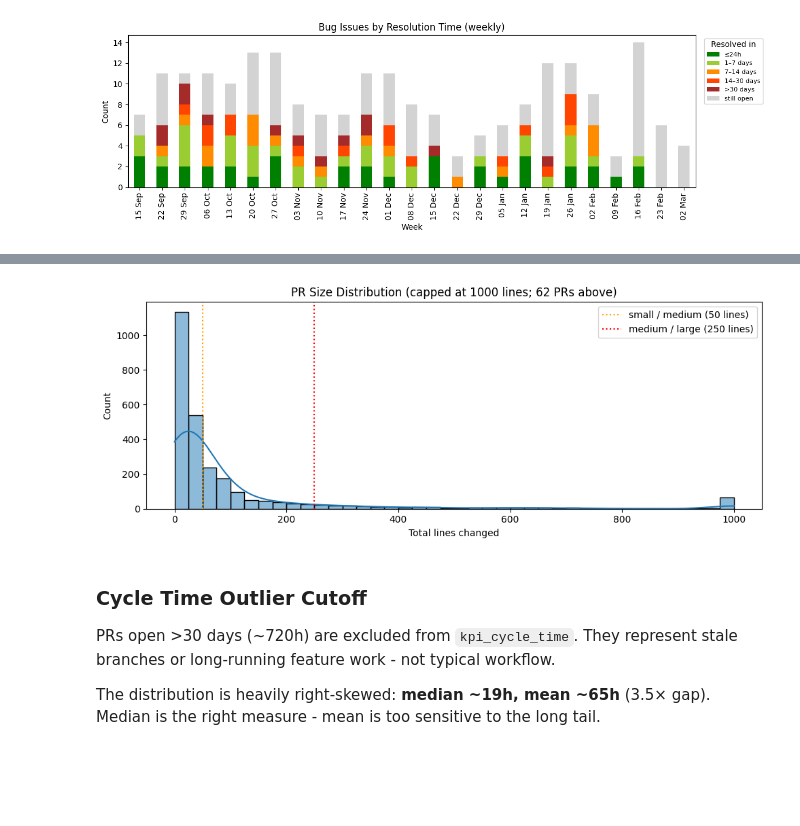
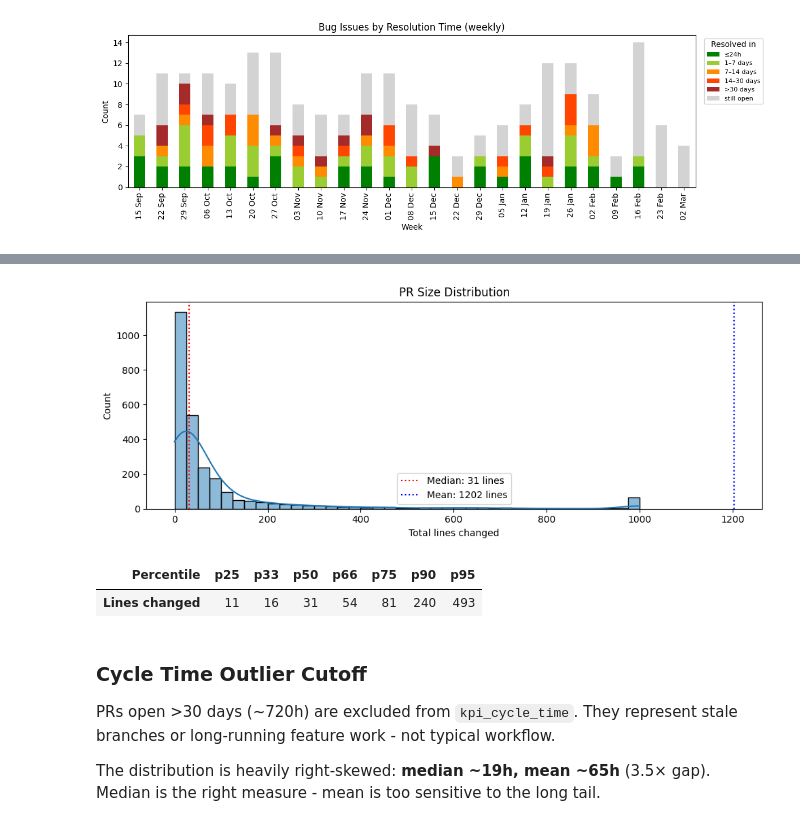
Before and after one commit to anikonorova/github_repository_analytics, a Jupyter notebook: analysis/summary.ipynb, the cells around one changed output, grey strips where cells are left out. Cells and saved outputs as stored; diff of their text form; code cells hidden in the pictures; blank space fills up the shorter version.

```diff
--- a/analysis/summary.ipynb
+++ b/analysis/summary.ipynb
@@ -223,28 +349,44 @@ Large PRs (>250 lines) appear fewer than 15 times per month - too few for a reli
-# %%
-conn2 = duckdb.connect("../database/analytics.db")
-
-df_size = conn2.sql("""
-    SELECT total_changes
-    FROM main_marts.fct_github__pull_requests
-    WHERE total_changes IS NOT NULL
-      AND created_at::date >= '2025-01-01'::date
-""").df()
-
-capped  = df_size["total_changes"].clip(upper=1000)
-n_over  = int((df_size["total_changes"] > 1000).sum())
-
-fig, ax = plt.subplots(figsize=(10, 4))
-sns.histplot(capped, bins=40, kde=True, ax=ax)
-ax.axvline(50,  color="orange", linestyle=":", label="small / medium (50 lines)")
-ax.axvline(250, color="red",    linestyle=":", label="medium / large (250 lines)")
-ax.set_title(f"PR Size Distribution (capped at 1000 lines; {n_over} PRs above)")
-ax.set_xlabel("Total lines changed")
-ax.set_ylabel("Count")
-ax.legend()
-plt.tight_layout()
-plt.show()
-# %% [output]
-[figure, removed]
+# %%
+conn2 = duckdb.connect("../database/analytics.db")
+
+df_size = conn2.sql("""
+    SELECT total_changes
+    FROM main_marts.fct_github__pull_requests
+    WHERE total_changes IS NOT NULL
+      AND created_at::date >= '2025-01-01'::date
+""").df()
+
+s = df_size["total_changes"]
+median_val = s.median()
+mean_val = s.mean()
+capped = s.clip(upper=1000)
+n_over = int((s > 1000).sum())
+
+fig, ax = plt.subplots(figsize=(10, 4))
+sns.histplot(capped, bins=40, kde=True, ax=ax)
+
+ax.axvline(median_val, color="red", linestyle=":",
+           label=f"Median: {median_val:.0f} lines")
+ax.axvline(mean_val,   color="blue",    linestyle=":",
+           label=f"Mean: {mean_val:.0f} lines")
+ax.set_title(f"PR Size Distribution")
+ax.set_xlabel("Total lines changed")
+ax.set_ylabel("Count")
+ax.legend()
+plt.tight_layout()
+plt.show()
+
+# Percentile table
+pct_levels = [25, 33, 50, 66, 75, 90, 95]
+pct_df = pd.DataFrame({
+    "Percentile": [f"p{p}" for p in pct_levels],
+    "Lines changed": [int(s.quantile(p / 100)) for p in pct_levels],
+})
+display(pct_df.set_index("Percentile").T)
+# %% [output]
+[figure, added]
+| Percentile | p25 | p33 | p50 | p66 | p75 | p90 | p95 |
+| Lines changed | 11 | 16 | 31 | 54 | 81 | 240 | 493 |
 # %% [markdown]
 ### Cycle Time Outlier Cutoff
 
```
Also changed, not shown: parts of 24 cells of this notebook.
